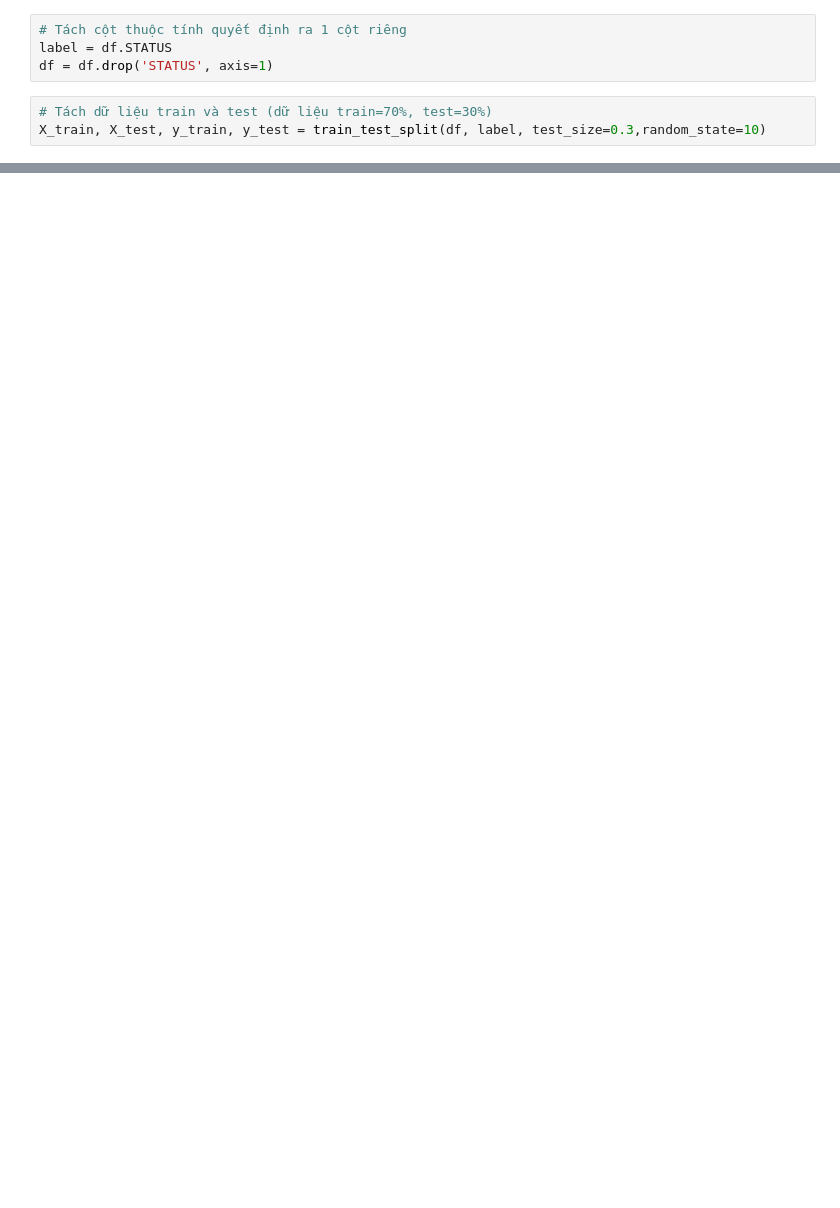
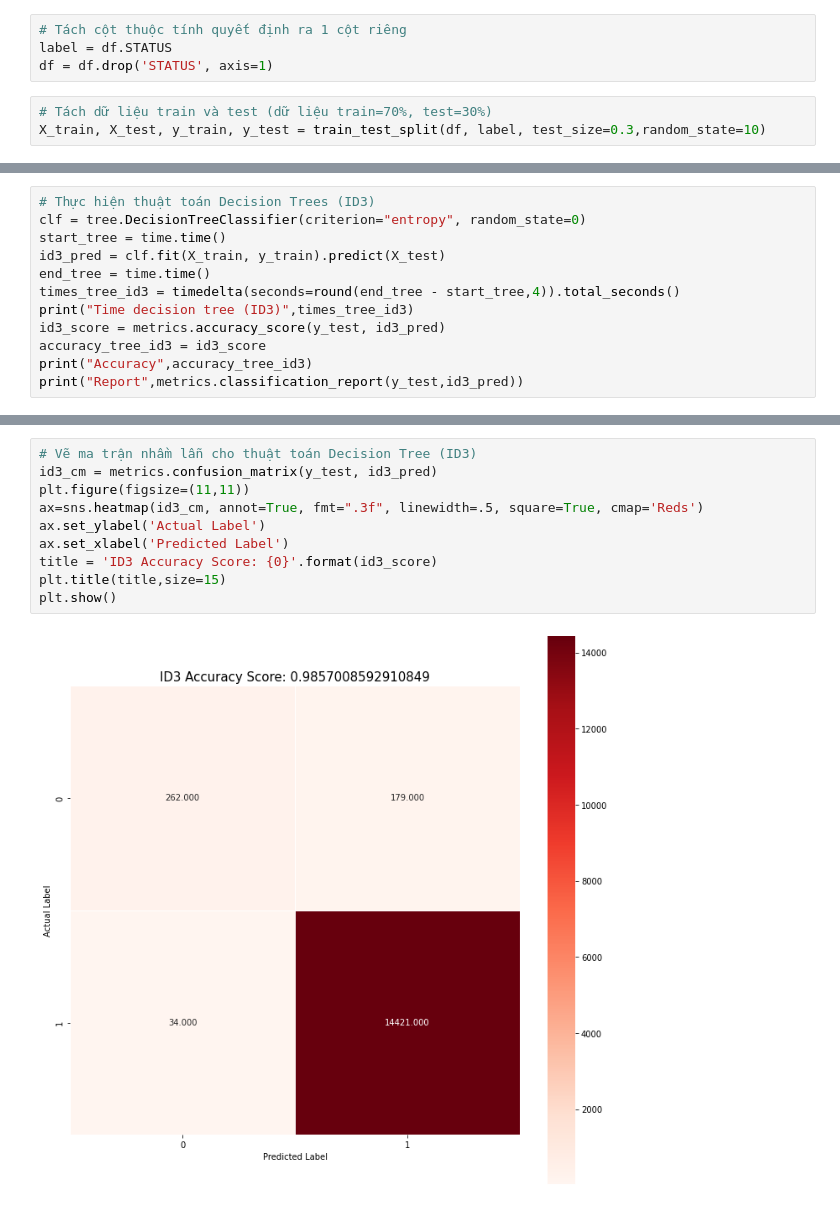
Before and after one commit to c1kk/DSS_Termination, a Jupyter notebook: DSS_Project.ipynb, the cells around one changed output, grey strips where cells are left out. Saved outputs shown, nothing was run; the diff lists cells and outputs as text; blank space fills up the shorter version.

```diff
--- a/DSS_Project.ipynb
+++ b/DSS_Project.ipynb
@@ -575,0 +574,12 @@ Text(0.5, 1.0, 'Random Forest Accuracy Score : 0.986640708915145')
+# %%
+# Thực hiện thuật toán Decision Trees (ID3)
+clf = tree.DecisionTreeClassifier(criterion="entropy", random_state=0)
+start_tree = time.time()
+id3_pred = clf.fit(X_train, y_train).predict(X_test)
+end_tree = time.time()
+times_tree_id3 = timedelta(seconds=round(end_tree - start_tree,4)).total_seconds()
+print("Time decision tree (ID3)",times_tree_id3)
+id3_score = metrics.accuracy_score(y_test, id3_pred)
+accuracy_tree_id3 = id3_score
+print("Accuracy",accuracy_tree_id3)
+print("Report",metrics.classification_report(y_test,id3_pred))
@@ -575,0 +597,12 @@ Text(0.5, 1.0, 'Random Forest Accuracy Score : 0.986640708915145')
+# %%
+# Vẽ ma trận nhầm lẫn cho thuật toán Decision Tree (ID3)
+id3_cm = metrics.confusion_matrix(y_test, id3_pred)
+plt.figure(figsize=(11,11))
+ax=sns.heatmap(id3_cm, annot=True, fmt=".3f", linewidth=.5, square=True, cmap='Reds')
+ax.set_ylabel('Actual Label')
+ax.set_xlabel('Predicted Label')
+title = 'ID3 Accuracy Score: {0}'.format(id3_score)
+plt.title(title,size=15)
+plt.show()
+# %% [output]
+[figure, added]
```
Also changed, not shown: parts of 17 cells of this notebook, 4 other files.
